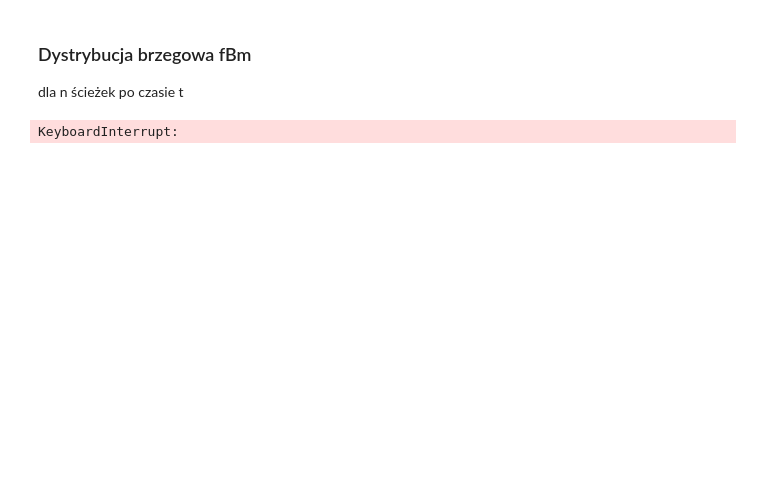
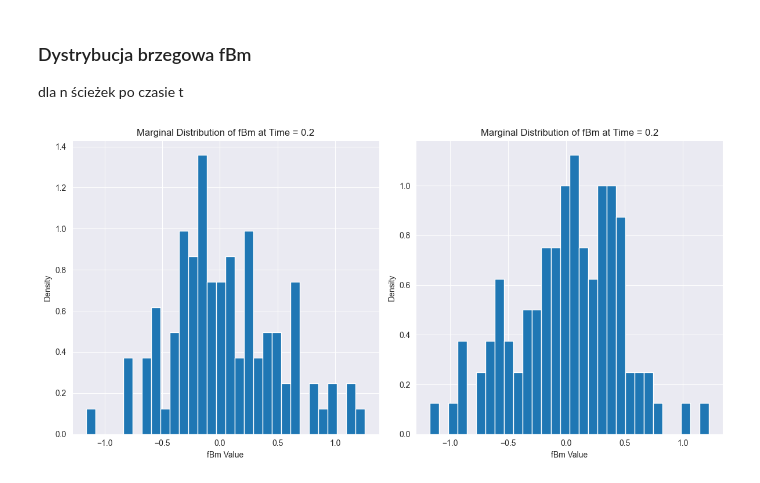
Before and after one commit to D3BINSKI/fraktale-projekt-2, a Jupyter notebook: dystrybucja_normalna_fBm.ipynb, the cells around one changed output. Cells and saved outputs as stored; diff of their text form; code cells hidden in the pictures; blank space fills up the shorter version.

```diff
--- a/dystrybucja_normalna_fBm.ipynb
+++ b/dystrybucja_normalna_fBm.ipynb
@@ -66,37 +66,37 @@ plt.show()
  dla n ścieżek po czasie t
 # %%
 # Parameters
-n_paths = 1000  # number of fBm paths to simulate
+n_paths = 100  # number of fBm paths to simulate
 n_points = 100  # number of points in each path
-hurst = 0.9     # Hurst parameter
-time1 = 0.1     # time at which to observe the marginal distribution
-time2 = 0.1    # time at which to observe the marginal distribution
+hurst = 0.5     # Hurst parameter
+time1 = 0.2     # time at which to observe the marginal distribution
+time2 = 0.2 # time at which to observe the marginal distribution
 
 # Generate fBm paths
-f = FBM(n=n_points, hurst=hurst, length=time1, method='daviesharte')
+f = FBM(n=n_points, hurst=hurst, length=1, method='daviesharte')
 fbm_values_at_time1 = [f.fbm()[int(time1*n_points)] for _ in range(n_paths)]  # Extract the end value of each path
-f = FBM(n=n_points, hurst=hurst, length=time2, method='daviesharte')
+f = FBM(n=n_points, hurst=hurst, length=1, method='daviesharte')
 fbm_values_at_time2 = [f.fbm()[int(time2*n_points)] for _ in range(n_paths)]  # Extract the end value of each path
 
 # Plot marginal distributions
 fig, (ax1, ax2) = plt.subplots(1, 2, figsize=(12, 6))
 
 ax1.hist(fbm_values_at_time1, bins=30, density=True)
 ax1.set_title(f'Marginal Distribution of fBm at Time = {time1}')
 ax1.set_xlabel('fBm Value')
 ax1.set_ylabel('Density')
 ax1.grid(True)
 
 ax2.hist(fbm_values_at_time2, bins=30, density=True)
 ax2.set_title(f'Marginal Distribution of fBm at Time = {time2}')
 ax2.set_xlabel('fBm Value')
 ax2.set_ylabel('Density')
 ax2.grid(True)
 
 plt.tight_layout()
 plt.show()
 # %% [output]
-KeyboardInterrupt:
+[figure, added]
 # %%
 from scipy.stats import norm
 import plotly.express as px
```
Also changed, not shown: parts of 8 cells of this notebook, 2 other files.
